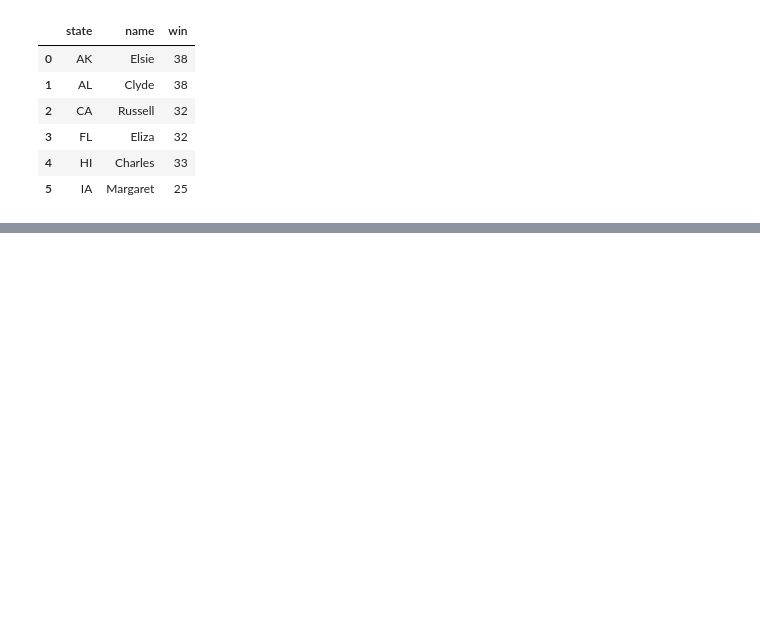
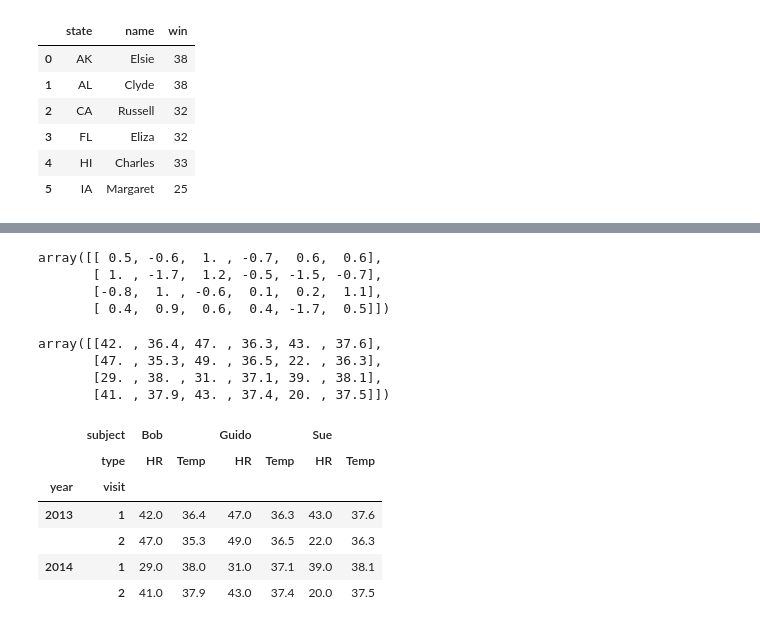
Before and after one commit to jrj8819/python-programming-class, a Jupyter notebook: ML_lesson3.ipynb, the cells around one changed output, grey strips where cells are left out. Drawn from its saved outputs; the diff is of its cells as text; code cells hidden in the pictures; blank space fills up the shorter version.

```diff
--- a/ML_lesson3.ipynb
+++ b/ML_lesson3.ipynb
@@ -733,0 +950,32 @@ quiz3
+# %%
+data = np.round(np.random.randn(4,6),1)
+# %%
+data
+# %% [output]
+array([[ 0.5, -0.6,  1. , -0.7,  0.6,  0.6],
+       [ 1. , -1.7,  1.2, -0.5, -1.5, -0.7],
+       [-0.8,  1. , -0.6,  0.1,  0.2,  1.1],
+       [ 0.4,  0.9,  0.6,  0.4, -1.7,  0.5]])
+# %%
+data[:, ::2] *= 10
+# %%
+data += 37
+# %%
+data
+# %% [output]
+array([[42. , 36.4, 47. , 36.3, 43. , 37.6],
+       [47. , 35.3, 49. , 36.5, 22. , 36.3],
+       [29. , 38. , 31. , 37.1, 39. , 38.1],
+       [41. , 37.9, 43. , 37.4, 20. , 37.5]])
+# %%
+health_data = pd.DataFrame(data, index=index, columns=columns)
+# %%
+health_data
+# %% [output]
+|  | subject | Bob |  | Guido |  | Sue |  |
+|  | type | HR | Temp | HR | Temp | HR | Temp |
+| year | visit |  |  |  |  |  |  |
+| 2013 | 1 | 42.0 | 36.4 | 47.0 | 36.3 | 43.0 | 37.6 |
+|  | 2 | 47.0 | 35.3 | 49.0 | 36.5 | 22.0 | 36.3 |
+| 2014 | 1 | 29.0 | 38.0 | 31.0 | 37.1 | 39.0 | 38.1 |
+|  | 2 | 41.0 | 37.9 | 43.0 | 37.4 | 20.0 | 37.5 |
```
Also changed, not shown: parts of 50 cells of this notebook, 3 other files.
